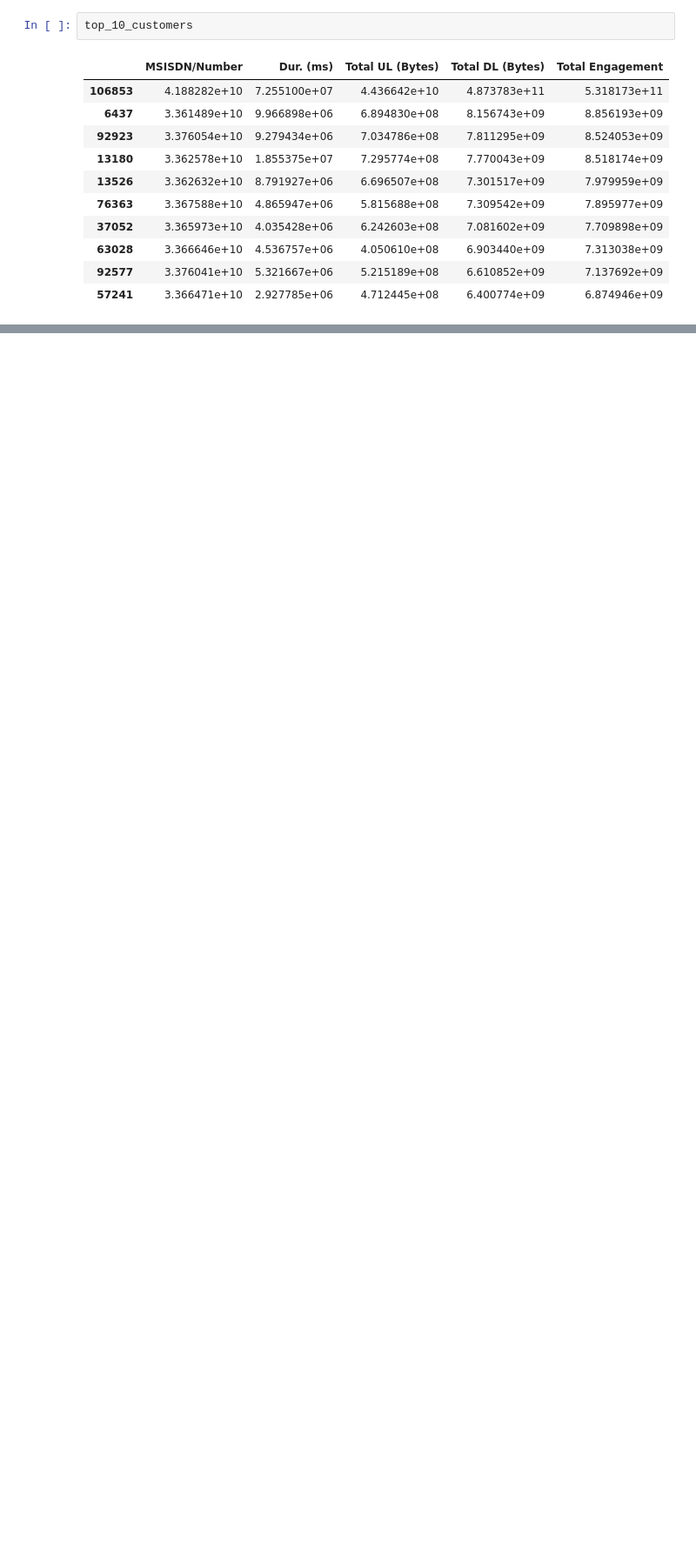
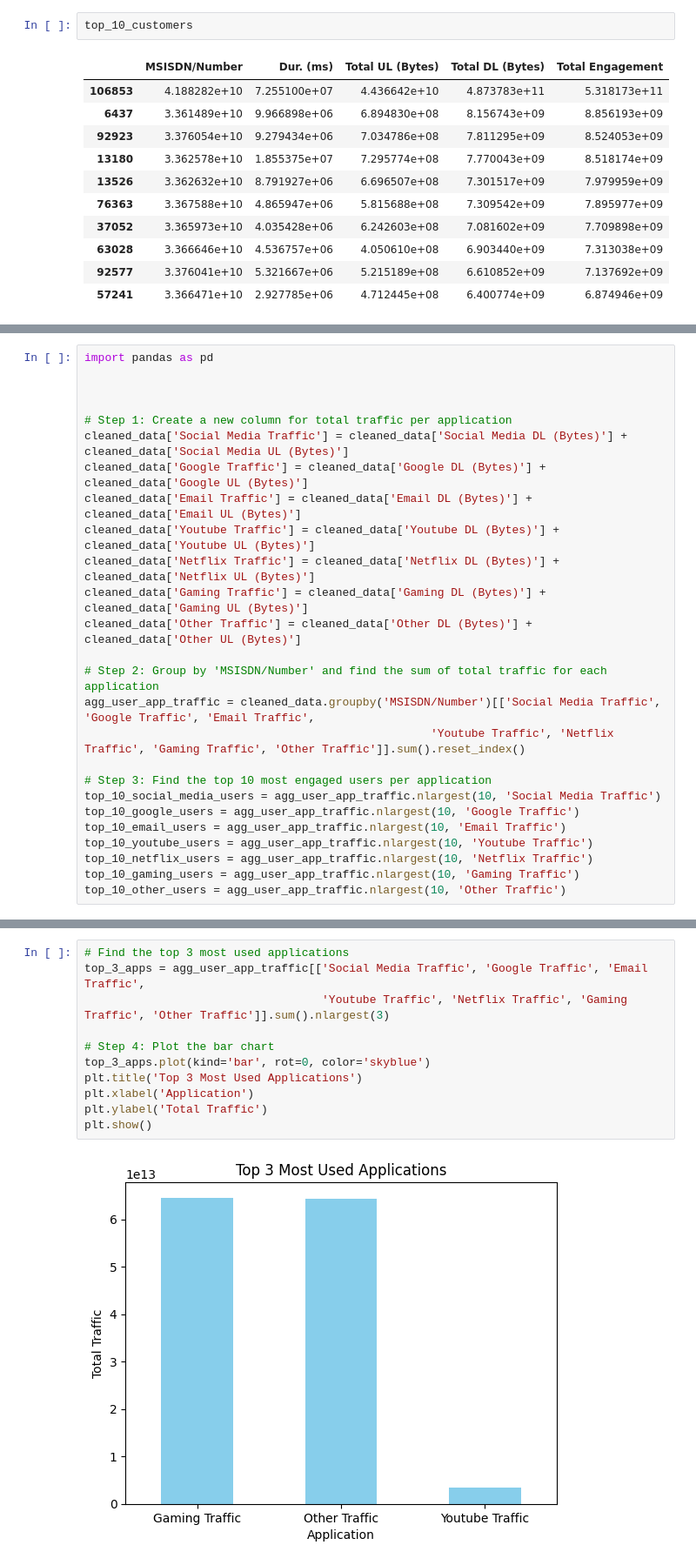
Before and after one commit to abrhamadddis/Week-1-User-Analytics-in-the-Telecommunication-Industry, a Jupyter notebook: note_book/user_engagement.ipynb, the cells around one changed output, grey strips where cells are left out. Shown: that part at 87% size. Drawn from its saved outputs; the diff is of its cells as text; blank space fills up the shorter version.

Commit message:
ploting the most used applications is done

```diff
--- a/note_book/user_engagement.ipynb
+++ b/note_book/user_engagement.ipynb
@@ -79,0 +97,26 @@ top_10_customers
+# %%
+import pandas as pd
+
+
+
+# Step 1: Create a new column for total traffic per application
+cleaned_data['Social Media Traffic'] = cleaned_data['Social Media DL (Bytes)'] + cleaned_data['Social Media UL (Bytes)']
+cleaned_data['Google Traffic'] = cleaned_data['Google DL (Bytes)'] + cleaned_data['Google UL (Bytes)']
+cleaned_data['Email Traffic'] = cleaned_data['Email DL (Bytes)'] + cleaned_data['Email UL (Bytes)']
+cleaned_data['Youtube Traffic'] = cleaned_data['Youtube DL (Bytes)'] + cleaned_data['Youtube UL (Bytes)']
+cleaned_data['Netflix Traffic'] = cleaned_data['Netflix DL (Bytes)'] + cleaned_data['Netflix UL (Bytes)']
+cleaned_data['Gaming Traffic'] = cleaned_data['Gaming DL (Bytes)'] + cleaned_data['Gaming UL (Bytes)']
+cleaned_data['Other Traffic'] = cleaned_data['Other DL (Bytes)'] + cleaned_data['Other UL (Bytes)']
+
+# Step 2: Group by 'MSISDN/Number' and find the sum of total traffic for each application
+agg_user_app_traffic = cleaned_data.groupby('MSISDN/Number')[['Social Media Traffic', 'Google Traffic', 'Email Traffic',
+                                                   'Youtube Traffic', 'Netflix Traffic', 'Gaming Traffic', 'Other Traffic']].sum().reset_index()
+
+# Step 3: Find the top 10 most engaged users per application
+top_10_social_media_users = agg_user_app_traffic.nlargest(10, 'Social Media Traffic')
+top_10_google_users = agg_user_app_traffic.nlargest(10, 'Google Traffic')
+top_10_email_users = agg_user_app_traffic.nlargest(10, 'Email Traffic')
+top_10_youtube_users = agg_user_app_traffic.nlargest(10, 'Youtube Traffic')
+top_10_netflix_users = agg_user_app_traffic.nlargest(10, 'Netflix Traffic')
+top_10_gaming_users = agg_user_app_traffic.nlargest(10, 'Gaming Traffic')
+top_10_other_users = agg_user_app_traffic.nlargest(10, 'Other Traffic')
@@ -79,0 +137,13 @@ top_10_customers
+# %%
+# Find the top 3 most used applications
+top_3_apps = agg_user_app_traffic[['Social Media Traffic', 'Google Traffic', 'Email Traffic',
+                                   'Youtube Traffic', 'Netflix Traffic', 'Gaming Traffic', 'Other Traffic']].sum().nlargest(3)
+
+# Step 4: Plot the bar chart
+top_3_apps.plot(kind='bar', rot=0, color='skyblue')
+plt.title('Top 3 Most Used Applications')
+plt.xlabel('Application')
+plt.ylabel('Total Traffic')
+plt.show()
+# %% [output]
+[figure, added]
```
Also changed, not shown: parts of 6 cells of this notebook.
